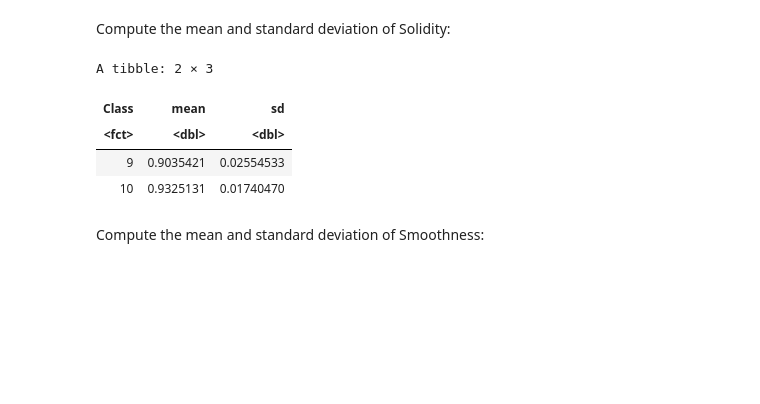
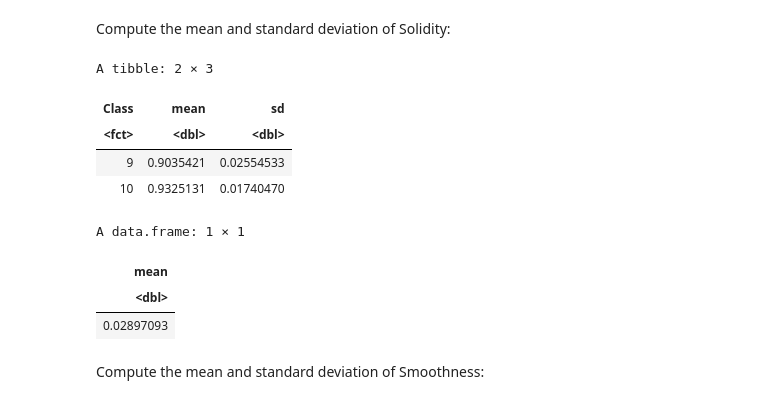
Before and after one commit to tiannelee/Hypothesis-testing-leaf-comparison, a Jupyter notebook: Proposal.ipynb, the cells around one changed output. Saved outputs shown, nothing was run; the diff lists cells and outputs as text; code cells hidden in the pictures; blank space fills up the shorter version.

```diff
--- a/Proposal.ipynb
+++ b/Proposal.ipynb
@@ -64,17 +65,24 @@ Compute the mean and standard deviation of Solidity:
 # %%
 solidity_estimates <- leaf %>%
     group_by(Class) %>%
     summarise(
         mean = mean(Solidity),
         sd = sd(Solidity)
     )
 solidity_estimates
+
+solidity_mean_diff = solidity_estimates[2,2] - solidity_estimates[1,2]
+solidity_mean_diff
 # %% [output]
 A tibble: 2 × 3
 | Class | mean | sd |
 | <fct> | <dbl> | <dbl> |
 | 9 | 0.9035421 | 0.02554533 |
 | 10 | 0.9325131 | 0.01740470 |
+A data.frame: 1 × 1
+| mean |
+| <dbl> |
+| 0.02897093 |
 # %% [markdown]
 Compute the mean and standard deviation of Smoothness:
 # %%
```
Also changed, not shown: parts of 3 cells of this notebook.
